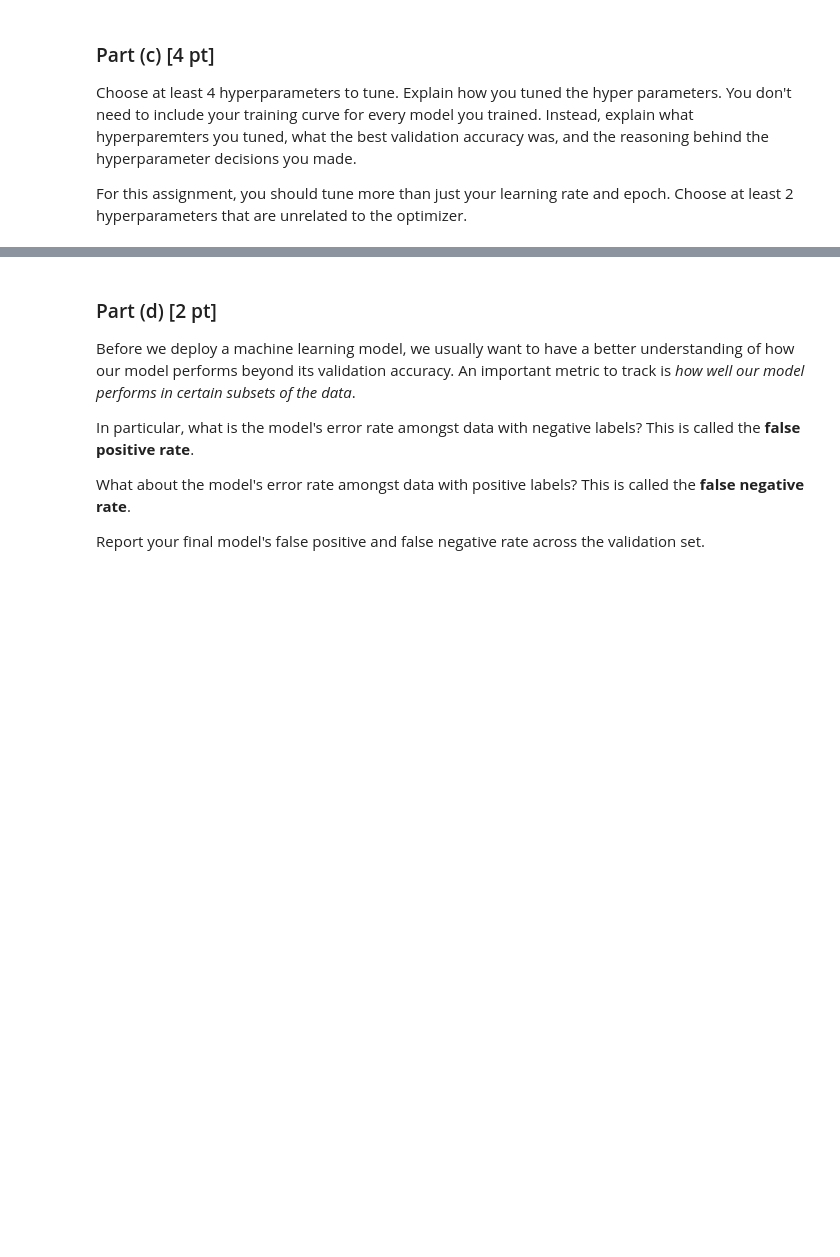
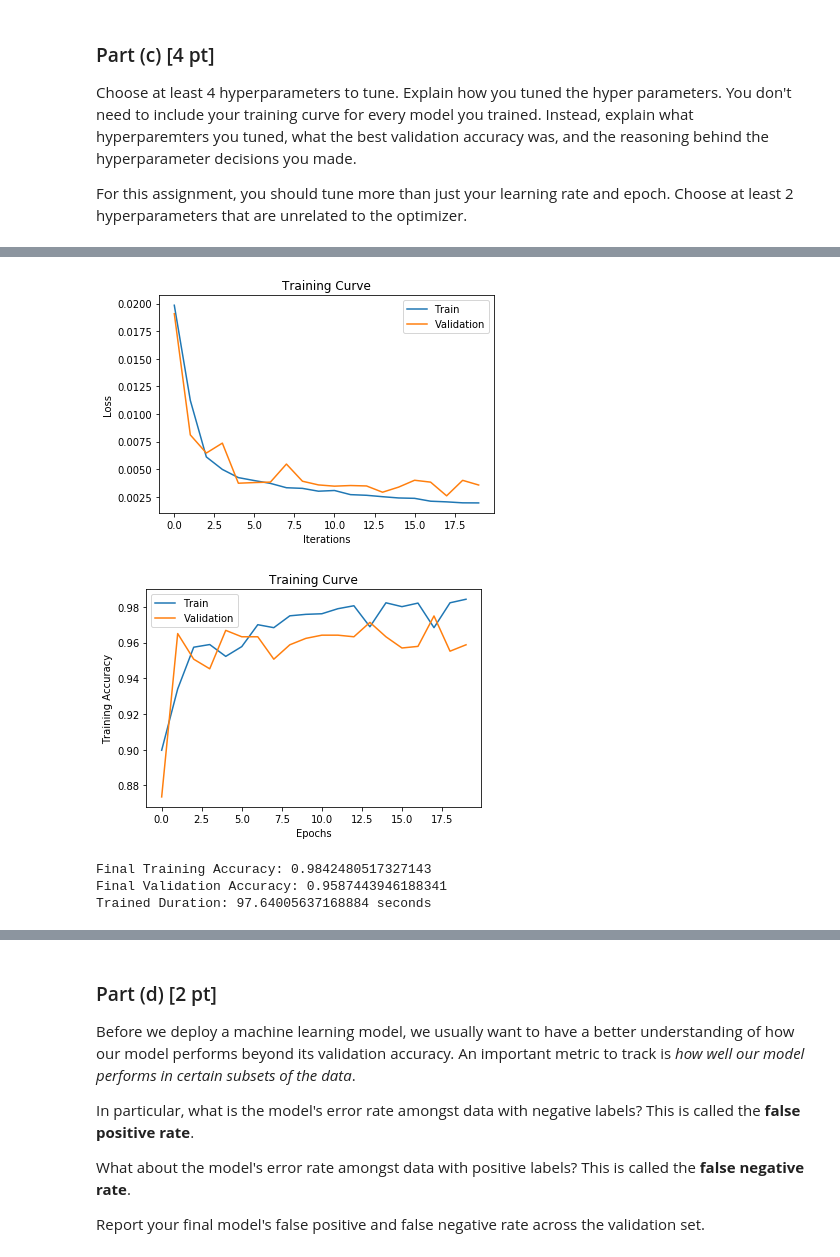
Before and after one commit to yangjimmy/APS360, a Jupyter notebook: Lab_5_Spam_Detection.ipynb, the cells around one changed output, grey strips where cells are left out. Drawn from its saved outputs; the diff is of its cells as text; code cells hidden in the pictures; blank space fills up the shorter version.

```diff
--- a/Lab_5_Spam_Detection.ipynb
+++ b/Lab_5_Spam_Detection.ipynb
@@ -258,0 +492,8 @@ Choose at least 2 hyperparameters that are unrelated to the optimizer.
+# %%
+model2 = SpamDetect(20, 2)
+train_RNN(model2)
+
+# increasing the number of hidden units should allow the neural to
+# code more information related to the sequence of characters
+# however it did not improve the validation accuracy
+# %% [output]
@@ -258,0 +520,5 @@ Choose at least 2 hyperparameters that are unrelated to the optimizer.
+[figure, added]
+[figure, added]
+Final Training Accuracy: 0.9842480517327143
+Final Validation Accuracy: 0.9587443946188341
+Trained Duration: 97.64005637168884 seconds
```
Also changed, not shown: parts of 34 cells of this notebook.
